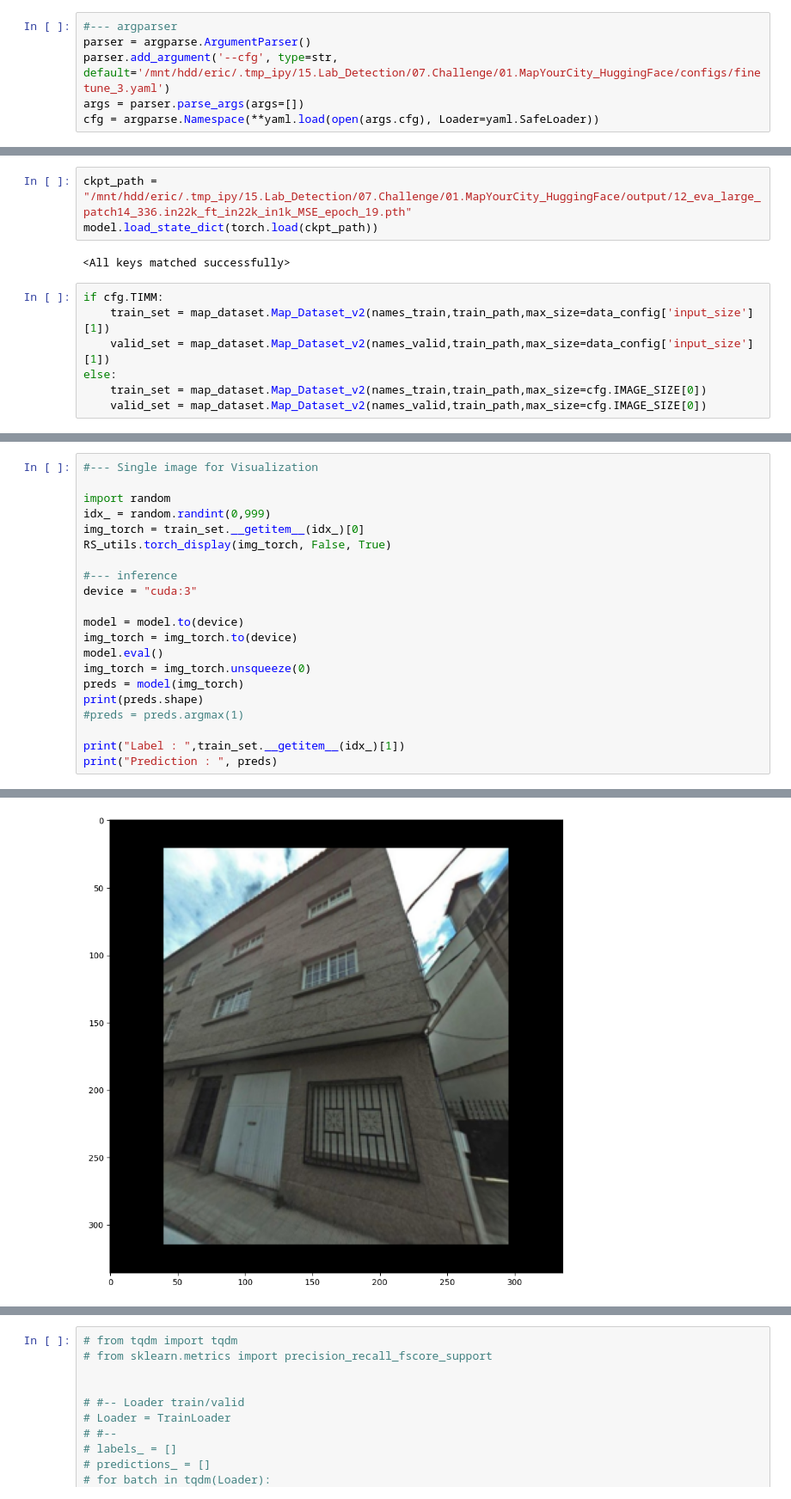
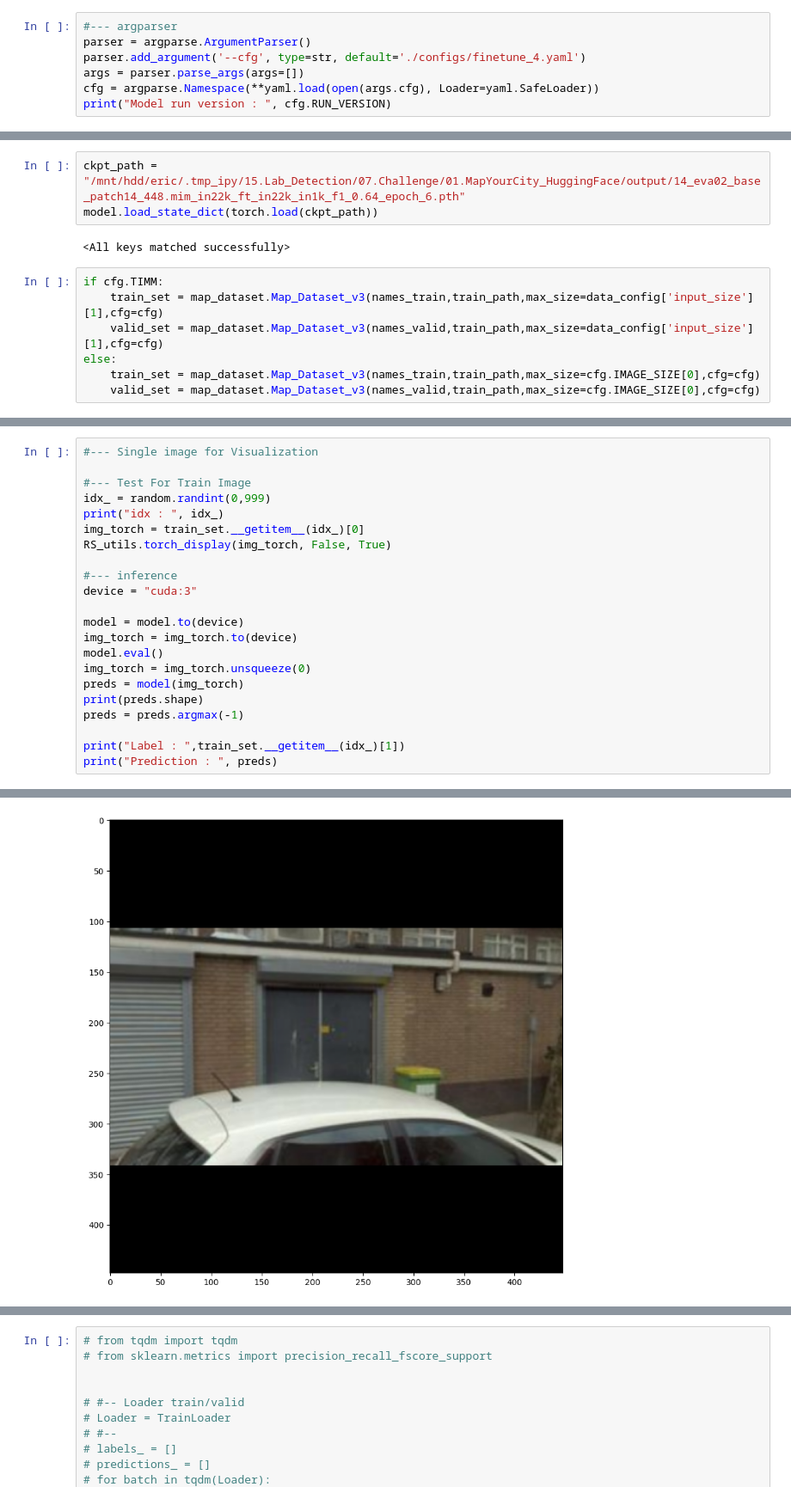
Before and after one commit to jeantirole/Detection_Lab, a Jupyter notebook: 07.Challenge/01.MapYourCity_HuggingFace/03.Infer_n_metric_v2.ipynb, the cells around one changed output, grey strips where cells are left out. Shown at 86% size. Drawn from its saved outputs; the diff is of its cells as text.

Commit message:
compare code for multiple model inference result with visualization

```diff
--- a/07.Challenge/01.MapYourCity_HuggingFace/03.Infer_n_metric_v2.ipynb
+++ b/07.Challenge/01.MapYourCity_HuggingFace/03.Infer_n_metric_v2.ipynb
@@ -37,6 +36,7 @@ INFO:albumentations.check_version:A new version of Albumentations is available:
 # %%
 #--- argparser
 parser = argparse.ArgumentParser()
-parser.add_argument('--cfg', type=str, default='/mnt/hdd/eric/.tmp_ipy/15.Lab_Detection/07.Challenge/01.MapYourCity_HuggingFace/configs/finetune_3.yaml')
+parser.add_argument('--cfg', type=str, default='./configs/finetune_4.yaml')
 args = parser.parse_args(args=[])
 cfg = argparse.Namespace(**yaml.load(open(args.cfg), Loader=yaml.SafeLoader))
+print("Model run version : ", cfg.RUN_VERSION)
@@ -73,15 +77,15 @@ INFO:timm.models._hub:[timm/eva_large_patch14_336.in22k_ft_in22k_in1k] Safe alte
 # %%
-ckpt_path = "/mnt/hdd/eric/.tmp_ipy/15.Lab_Detection/07.Challenge/01.MapYourCity_HuggingFace/output/12_eva_large_patch14_336.in22k_ft_in22k_in1k_MSE_epoch_19.pth"
+ckpt_path = "/mnt/hdd/eric/.tmp_ipy/15.Lab_Detection/07.Challenge/01.MapYourCity_HuggingFace/output/14_eva02_base_patch14_448.mim_in22k_ft_in22k_in1k_f1_0.64_epoch_6.pth"
 model.load_state_dict(torch.load(ckpt_path))
 # %% [output]
 <All keys matched successfully>
 # %%
 if cfg.TIMM:
-    train_set = map_dataset.Map_Dataset_v2(names_train,train_path,max_size=data_config['input_size'][1])
-    valid_set = map_dataset.Map_Dataset_v2(names_valid,train_path,max_size=data_config['input_size'][1])
+    train_set = map_dataset.Map_Dataset_v3(names_train,train_path,max_size=data_config['input_size'][1],cfg=cfg)
+    valid_set = map_dataset.Map_Dataset_v3(names_valid,train_path,max_size=data_config['input_size'][1],cfg=cfg)
 else:
-    train_set = map_dataset.Map_Dataset_v2(names_train,train_path,max_size=cfg.IMAGE_SIZE[0])
-    valid_set = map_dataset.Map_Dataset_v2(names_valid,train_path,max_size=cfg.IMAGE_SIZE[0])
+    train_set = map_dataset.Map_Dataset_v3(names_train,train_path,max_size=cfg.IMAGE_SIZE[0],cfg=cfg)
+    valid_set = map_dataset.Map_Dataset_v3(names_valid,train_path,max_size=cfg.IMAGE_SIZE[0],cfg=cfg)
 # %%
 print(train_set.__getitem__(0)[0].shape)
 print(train_set.__getitem__(0)[1])
@@ -91,8 +95,9 @@ torch.Size([3, 336, 336])
 # %%
 #--- Single image for Visualization
 
-import random
+#--- Test For Train Image
 idx_ = random.randint(0,999)
+print("idx : ", idx_)
 img_torch = train_set.__getitem__(idx_)[0]
 RS_utils.torch_display(img_torch, False, True)
 
@@ -105,7 +110,7 @@ model.eval()
 img_torch = img_torch.unsqueeze(0)
 preds = model(img_torch)
 print(preds.shape)
-#preds = preds.argmax(1)
+preds = preds.argmax(-1)
 
 print("Label : ",train_set.__getitem__(idx_)[1])
 print("Prediction : ", preds)
@@ -116 +121 @@ Prediction :  tensor([[2.8585]], device='cuda:3', grad_fn=<AddmmBackward0>)
-[figure, old version]
+[figure, new version]
```
Also changed, not shown: parts of 9 cells of this notebook, 5 other files.
